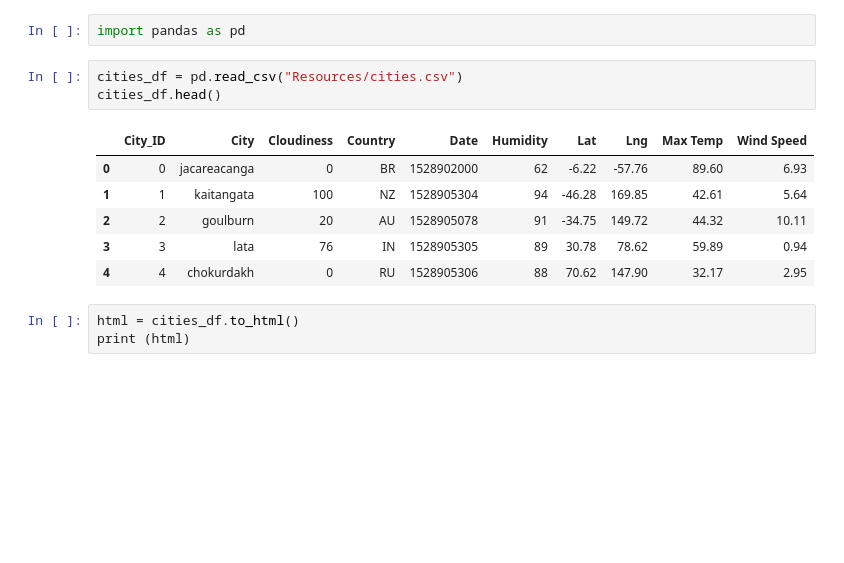
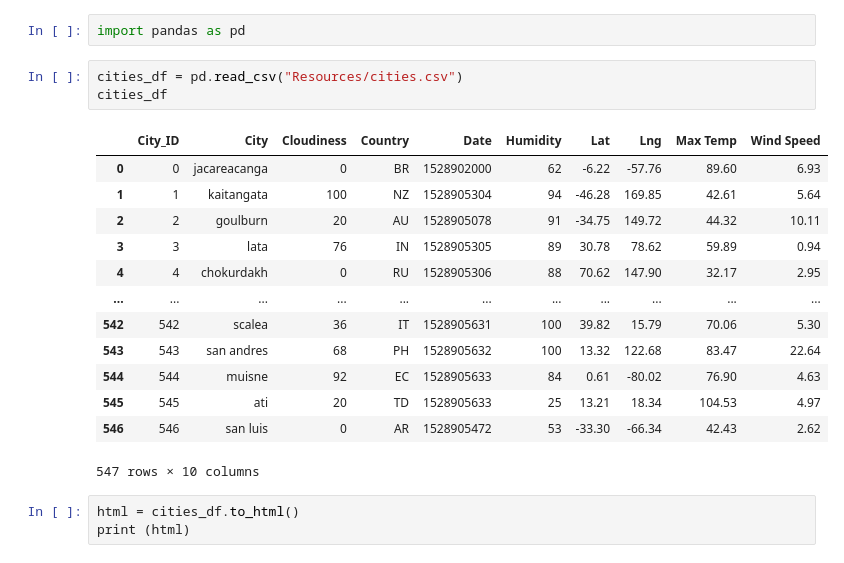
Before and after one commit to abednarz210/Web-Design-Challenge, a Jupyter notebook: csv_to_html.ipynb, the cells around one changed output. Cells and saved outputs as stored; diff of their text form; blank space fills up the shorter version.

```diff
--- a/csv_to_html.ipynb
+++ b/csv_to_html.ipynb
@@ -2,14 +2,21 @@
 import pandas as pd
 # %%
 cities_df = pd.read_csv("Resources/cities.csv")
-cities_df.head()
+cities_df
 # %% [output]
 |  | City_ID | City | Cloudiness | Country | Date | Humidity | Lat | Lng | Max Temp | Wind Speed |
 | 0 | 0 | jacareacanga | 0 | BR | 1528902000 | 62 | -6.22 | -57.76 | 89.60 | 6.93 |
 | 1 | 1 | kaitangata | 100 | NZ | 1528905304 | 94 | -46.28 | 169.85 | 42.61 | 5.64 |
 | 2 | 2 | goulburn | 20 | AU | 1528905078 | 91 | -34.75 | 149.72 | 44.32 | 10.11 |
 | 3 | 3 | lata | 76 | IN | 1528905305 | 89 | 30.78 | 78.62 | 59.89 | 0.94 |
 | 4 | 4 | chokurdakh | 0 | RU | 1528905306 | 88 | 70.62 | 147.90 | 32.17 | 2.95 |
+| ... | ... | ... | ... | ... | ... | ... | ... | ... | ... | ... |
+| 542 | 542 | scalea | 36 | IT | 1528905631 | 100 | 39.82 | 15.79 | 70.06 | 5.30 |
+| 543 | 543 | san andres | 68 | PH | 1528905632 | 100 | 13.32 | 122.68 | 83.47 | 22.64 |
+| 544 | 544 | muisne | 92 | EC | 1528905633 | 84 | 0.61 | -80.02 | 76.90 | 4.63 |
+| 545 | 545 | ati | 20 | TD | 1528905633 | 25 | 13.21 | 18.34 | 104.53 | 4.97 |
+| 546 | 546 | san luis | 0 | AR | 1528905472 | 53 | -33.30 | -66.34 | 42.43 | 2.62 |
+547 rows × 10 columns
 # %%
 html = cities_df.to_html()
 print (html)
```
Also changed, not shown: 1 other file.
